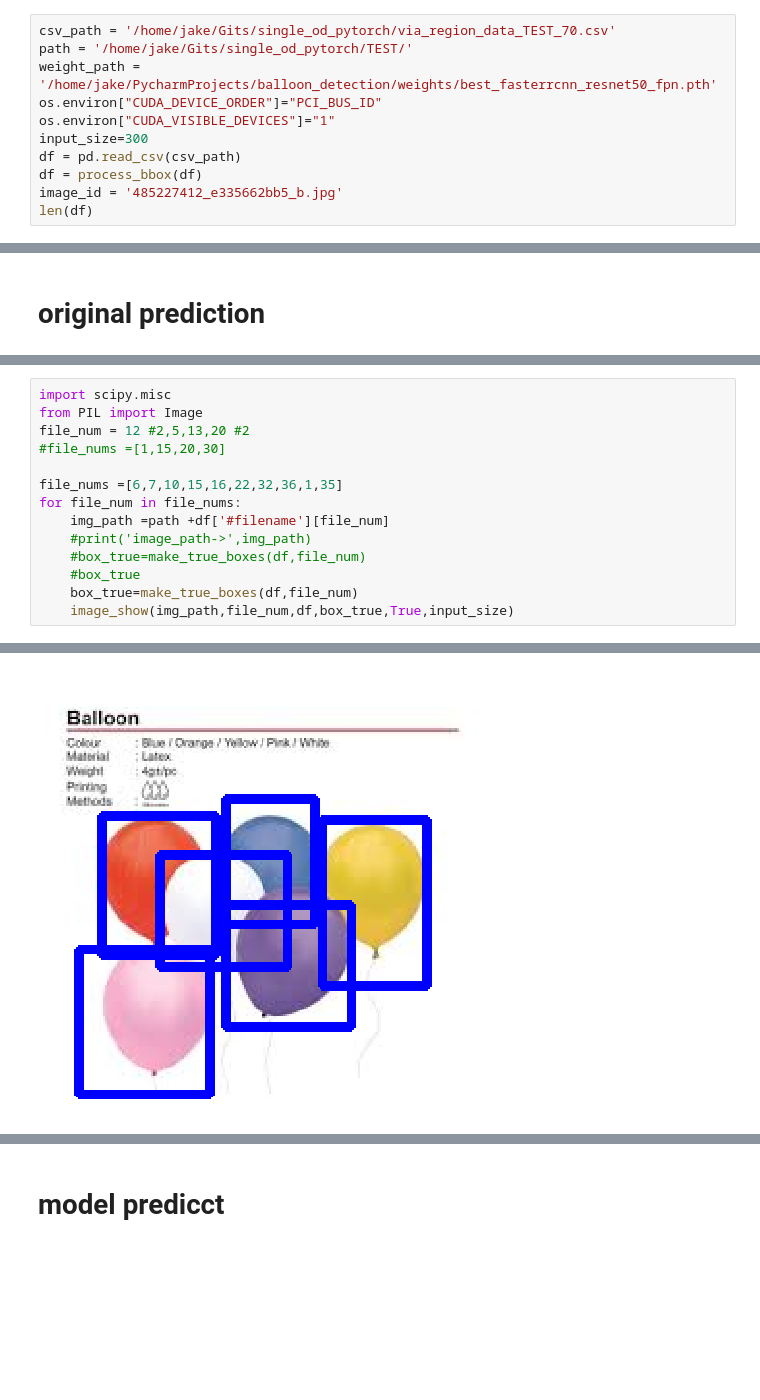
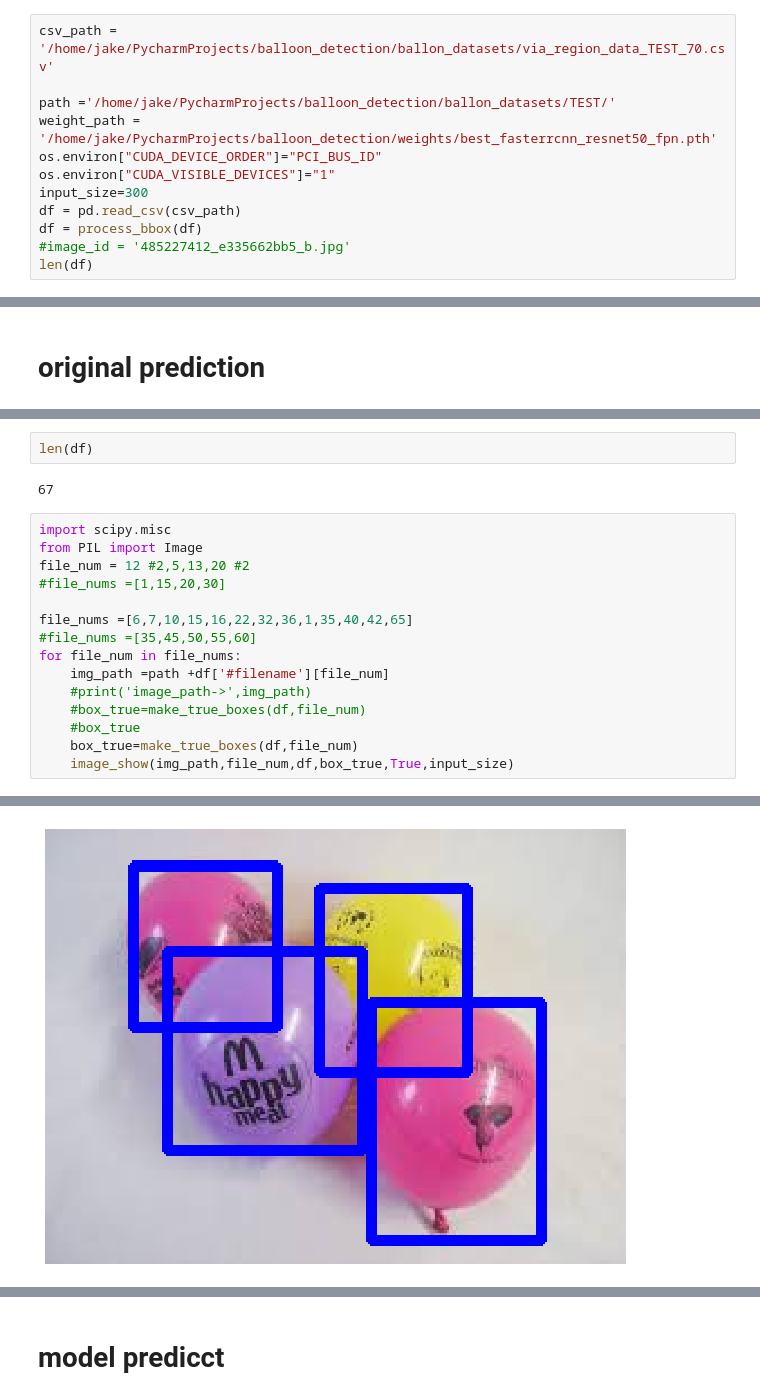
Before and after one commit to SlowMonk/single_od_pytorch, a Jupyter notebook: notebook.ipynb, the cells around one changed output, grey strips where cells are left out. Cells and saved outputs as stored; diff of their text form; blank space fills up the shorter version.

```diff
--- a/notebook.ipynb
+++ b/notebook.ipynb
@@ -29,14 +30,15 @@ def process_bbox(df):
     #     df.reset_index(drop=True)
     return df
 # %%
-csv_path = '/home/jake/Gits/single_od_pytorch/via_region_data_TEST_70.csv'
-path = '/home/jake/Gits/single_od_pytorch/TEST/'
+csv_path = '/home/jake/PycharmProjects/balloon_detection/ballon_datasets/via_region_data_TEST_70.csv'
+
+path ='/home/jake/PycharmProjects/balloon_detection/ballon_datasets/TEST/'
 weight_path = '/home/jake/PycharmProjects/balloon_detection/weights/best_fasterrcnn_resnet50_fpn.pth'
 os.environ["CUDA_DEVICE_ORDER"]="PCI_BUS_ID"
 os.environ["CUDA_VISIBLE_DEVICES"]="1"
 input_size=300
 df = pd.read_csv(csv_path)
 df = process_bbox(df)
-image_id = '485227412_e335662bb5_b.jpg'
+#image_id = '485227412_e335662bb5_b.jpg'
 len(df)
 # %% [output]
@@ -144,10 +170,15 @@ def image_show(img_path,file_num,df,boxes,real,input_size):
+# %%
+len(df)
+# %% [output]
+67
 # %%
 import scipy.misc
 from PIL import Image
 file_num = 12 #2,5,13,20 #2
 #file_nums =[1,15,20,30]
 
-file_nums =[6,7,10,15,16,22,32,36,1,35]
+file_nums =[6,7,10,15,16,22,32,36,1,35,40,42,65]
+#file_nums =[35,45,50,55,60]
 for file_num in file_nums:
     img_path =path +df['#filename'][file_num]
     #print('image_path->',img_path)
@@ -169,9 +203,9 @@ Clipping input data to the valid range for imshow with RGB data ([0..1] for floa
 [figure]
 [figure]
 [figure]
 [figure]
 [figure]
 [figure]
 [figure]
-[figure, old version]
+[figure, new version]
 [figure]
```
Also changed, not shown: parts of 6 cells of this notebook, 4 other files.
